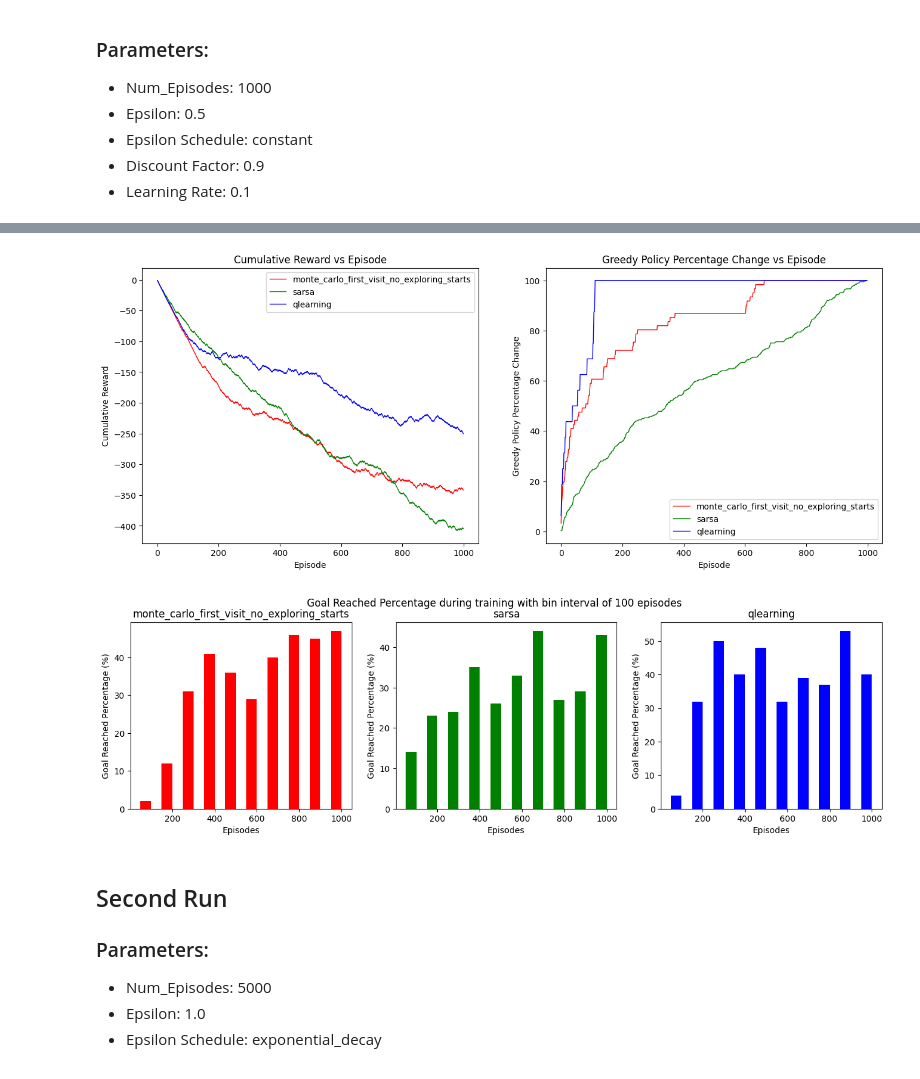
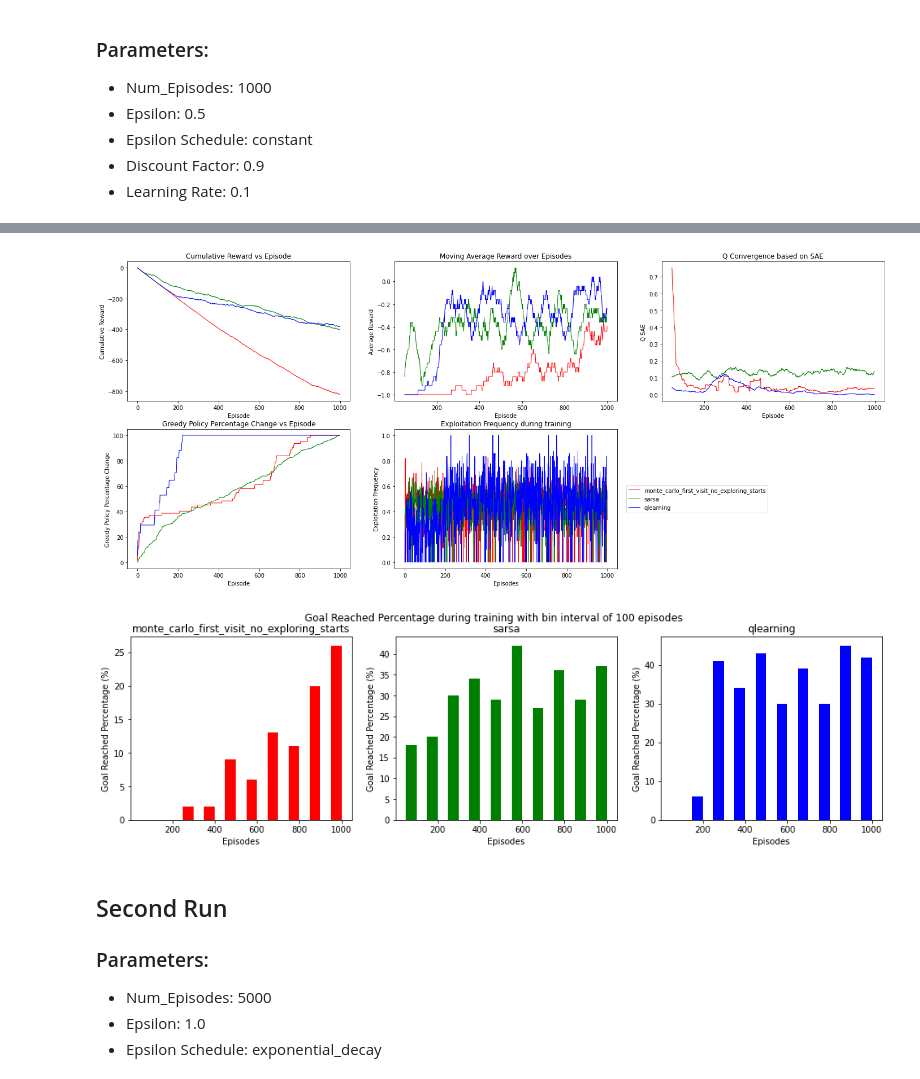
Before and after one commit to ngzhili/FrozenLake-Reinforcement-Learning, a Jupyter notebook: A0201748H_ME5406_Project1_Code.ipynb, the cells around one changed output, grey strips where cells are left out. Drawn from its saved outputs; the diff is of its cells as text; code cells hidden in the pictures.

```diff
--- a/A0201748H_ME5406_Project1_Code.ipynb
+++ b/A0201748H_ME5406_Project1_Code.ipynb
@@ -1203,7 +1175,8 @@ combined_total_reward_list = []
 combined_policy_diff_list = []
 combined_cumulative_reward_list = []
 combined_goal_percentage_reached_dict = []
-
+combined_q_sae_list=[]
+combined_total_exploitation_list=[]
 discount_factor = 0.9
 num_episodes=1000
 epsilon_schedule='constant'
@@ -1212,8 +1185,8 @@ learning_rate = 0.1
 
 for algorithm in algorithm_list:
     if algorithm == "monte_carlo_first_visit_no_exploring_starts":
-        total_reward_list, cumulative_reward_list, \
-        policy_diff_list, goal_percentage_reached_dict = env.train(algorithm=algorithm,
+        total_reward_list, cumulative_reward_list, policy_diff_list, \
+        goal_percentage_reached_dict, q_sae_list, total_exploitation_list = env.train(algorithm=algorithm,
                                                                     num_episodes=num_episodes,
                                                                     epsilon_schedule=epsilon_schedule,
                                                                     epsilon=epsilon,
@@ -1223,8 +1196,8 @@ for algorithm in algorithm_list:
                                                                     print_q_table=True,
                                                                     plot_graph=True)
     else:
-        total_reward_list, cumulative_reward_list, \
-            policy_diff_list, goal_percentage_reached_dict = env.train(algorithm=algorithm,
+        total_reward_list, cumulative_reward_list, policy_diff_list, \
+        goal_percentage_reached_dict, q_sae_list, total_exploitation_list = env.train(algorithm=algorithm,
                                                                         num_episodes=num_episodes,
                                                                         epsilon_schedule=epsilon_schedule,
                                                                         epsilon=epsilon,
@@ -1237,4 +1210,6 @@ for algorithm in algorithm_list:
     combined_cumulative_reward_list.append(cumulative_reward_list)
     combined_policy_diff_list.append(policy_diff_list)
     combined_goal_percentage_reached_dict.append(goal_percentage_reached_dict)
+    combined_q_sae_list.append(q_sae_list)
+    combined_total_exploitation_list.append(total_exploitation_list)
 # %% [output]
@@ -1302,8 +1277,9 @@ for algorithm in algorithm_list:
 # %%
-plot_combined_performance_graphs(combined_cumulative_reward_list, combined_policy_diff_list, combined_goal_percentage_reached_dict, algorithm_list)
+plot_combined_performance_graphs(combined_total_reward_list, combined_cumulative_reward_list, combined_policy_diff_list,
+                                     combined_goal_percentage_reached_dict, combined_q_sae_list, combined_total_exploitation_list, algorithm_list)
 # %% [output]
-[figure, old version]
+[figure, new version]
-[figure, old version]
+[figure, new version]
 # %% [markdown]
 ## Second Run
 ### Parameters:
```
Also changed, not shown: parts of 9 cells of this notebook.
